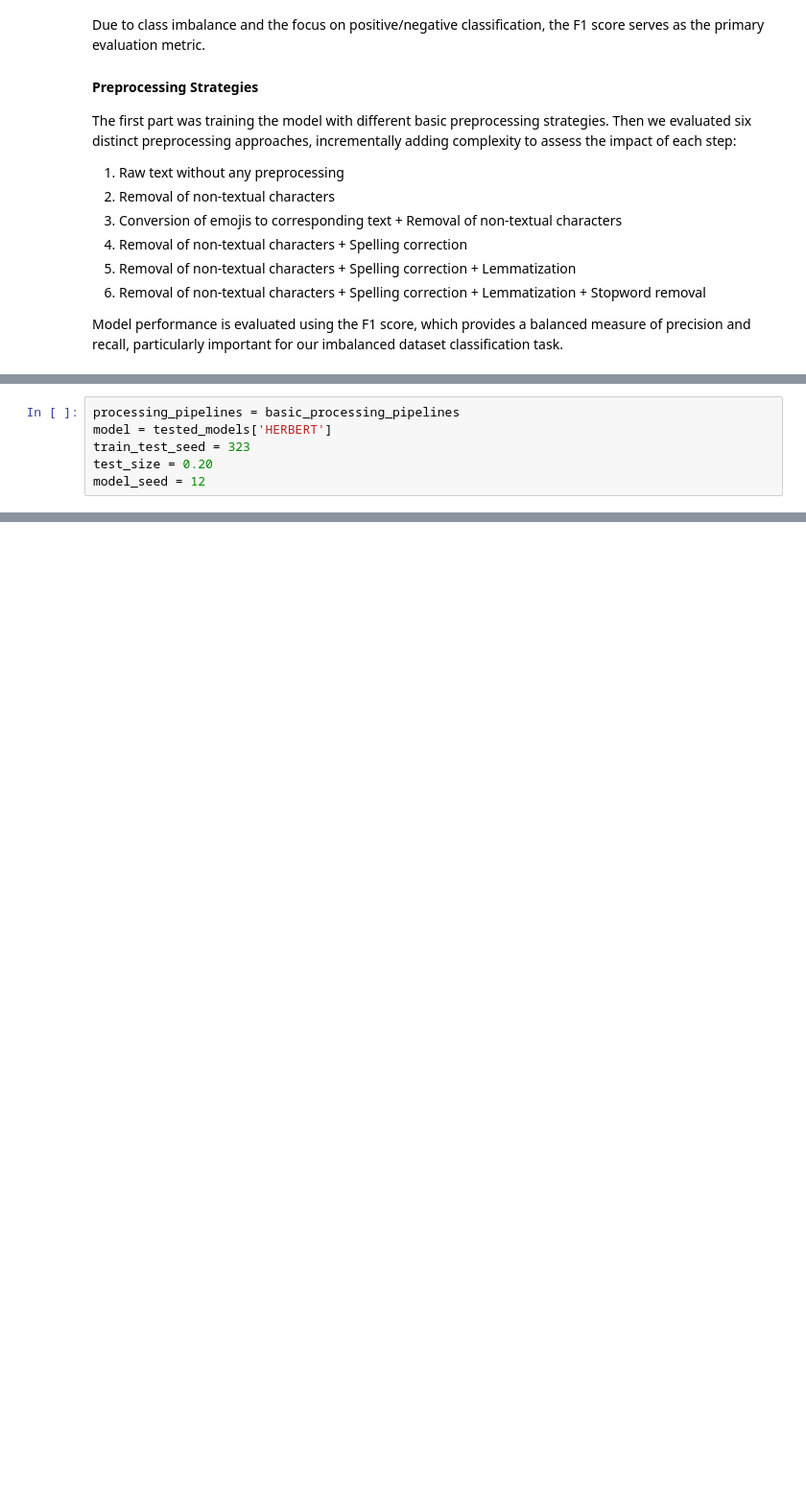
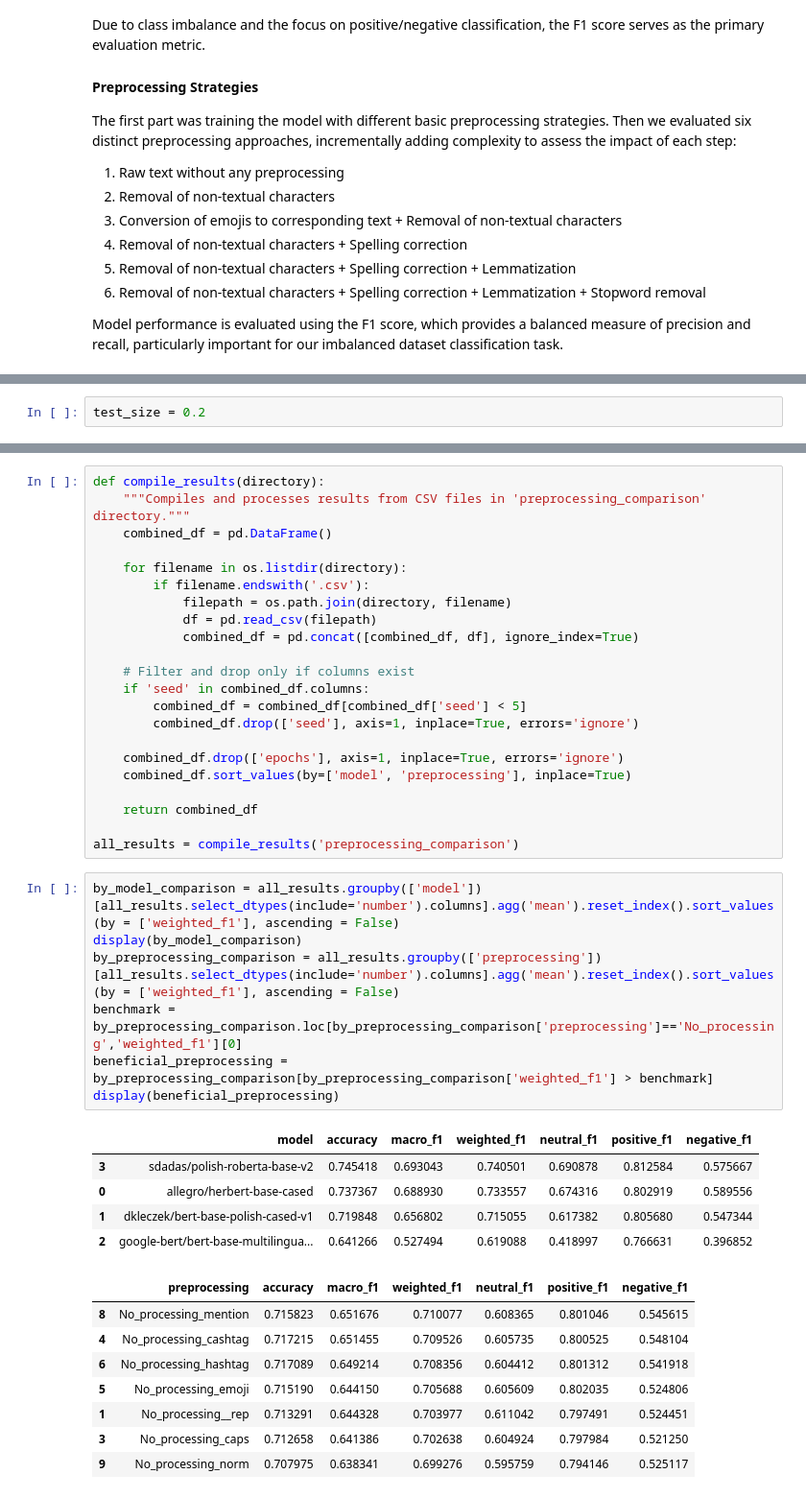
Before and after one commit to SzymonJot/PolishTweetsClassification, a Jupyter notebook: PolishTweetsClassifcation.ipynb, the cells around one changed output, grey strips where cells are left out. Shown: that part at 96% size. Drawn from its saved outputs; the diff is of its cells as text; blank space fills up the shorter version.

```diff
--- a/PolishTweetsClassifcation.ipynb
+++ b/PolishTweetsClassifcation.ipynb
@@ -103,3 +192,5 @@ Model performance is evaluated using the F1 score, which provides a balanced mea
+# %%
+test_size = 0.2
 # %%
 tested_models = {}
 tested_models['ROBERT'] = "sdadas/polish-roberta-base-v2"
@@ -245,6 +201,0 @@ dict_keys(['ROBERT', 'HERBERT', 'POLBERT', 'MBERT'])
-# %%
-processing_pipelines = basic_processing_pipelines
-model = tested_models['HERBERT']
-train_test_seed = 323
-test_size = 0.20
-model_seed = 12
@@ -602,0 +340,43 @@ Trainer.tokenizer is now deprecated. You should use Trainer.processing_class ins
+# %%
+def compile_results(directory):
+    """Compiles and processes results from CSV files in 'preprocessing_comparison' directory."""
+    combined_df = pd.DataFrame()
+
+    for filename in os.listdir(directory):
+        if filename.endswith('.csv'):
+            filepath = os.path.join(directory, filename)
+            df = pd.read_csv(filepath)
+            combined_df = pd.concat([combined_df, df], ignore_index=True)
+
+    # Filter and drop only if columns exist
+    if 'seed' in combined_df.columns:
+        combined_df = combined_df[combined_df['seed'] < 5]
+        combined_df.drop(['seed'], axis=1, inplace=True, errors='ignore')
+
+    combined_df.drop(['epochs'], axis=1, inplace=True, errors='ignore')
+    combined_df.sort_values(by=['model', 'preprocessing'], inplace=True)
+
+    return combined_df
+
+all_results = compile_results('preprocessing_comparison')
+# %%
+by_model_comparison = all_results.groupby(['model'])[all_results.select_dtypes(include='number').columns].agg('mean').reset_index().sort_values(by = ['weighted_f1'], ascending = False)
+display(by_model_comparison)
+by_preprocessing_comparison = all_results.groupby(['preprocessing'])[all_results.select_dtypes(include='number').columns].agg('mean').reset_index().sort_values(by = ['weighted_f1'], ascending = False)
+benchmark = by_preprocessing_comparison.loc[by_preprocessing_comparison['preprocessing']=='No_processing','weighted_f1'][0]
+beneficial_preprocessing = by_preprocessing_comparison[by_preprocessing_comparison['weighted_f1'] > benchmark]
+display(beneficial_preprocessing)
+# %% [output]
+|  | model | accuracy | macro_f1 | weighted_f1 | neutral_f1 | positive_f1 | negative_f1 |
+| 3 | sdadas/polish-roberta-base-v2 | 0.745418 | 0.693043 | 0.740501 | 0.690878 | 0.812584 | 0.575667 |
+| 0 | allegro/herbert-base-cased | 0.737367 | 0.688930 | 0.733557 | 0.674316 | 0.802919 | 0.589556 |
+| 1 | dkleczek/bert-base-polish-cased-v1 | 0.719848 | 0.656802 | 0.715055 | 0.617382 | 0.805680 | 0.547344 |
+| 2 | google-bert/bert-base-multilingua... | 0.641266 | 0.527494 | 0.619088 | 0.418997 | 0.766631 | 0.396852 |
+|  | preprocessing | accuracy | macro_f1 | weighted_f1 | neutral_f1 | positive_f1 | negative_f1 |
+| 8 | No_processing_mention | 0.715823 | 0.651676 | 0.710077 | 0.608365 | 0.801046 | 0.545615 |
+| 4 | No_processing_cashtag | 0.717215 | 0.651455 | 0.709526 | 0.605735 | 0.800525 | 0.548104 |
+| 6 | No_processing_hashtag | 0.717089 | 0.649214 | 0.708356 | 0.604412 | 0.801312 | 0.541918 |
+| 5 | No_processing_emoji | 0.715190 | 0.644150 | 0.705688 | 0.605609 | 0.802035 | 0.524806 |
+| 1 | No_processing__rep | 0.713291 | 0.644328 | 0.703977 | 0.611042 | 0.797491 | 0.524451 |
+| 3 | No_processing_caps | 0.712658 | 0.641386 | 0.702638 | 0.604924 | 0.797984 | 0.521250 |
+| 9 | No_processing_norm | 0.707975 | 0.638341 | 0.699276 | 0.595759 | 0.794146 | 0.525117 |
```
Also changed, not shown: parts of 19 cells of this notebook, 2 other files.
